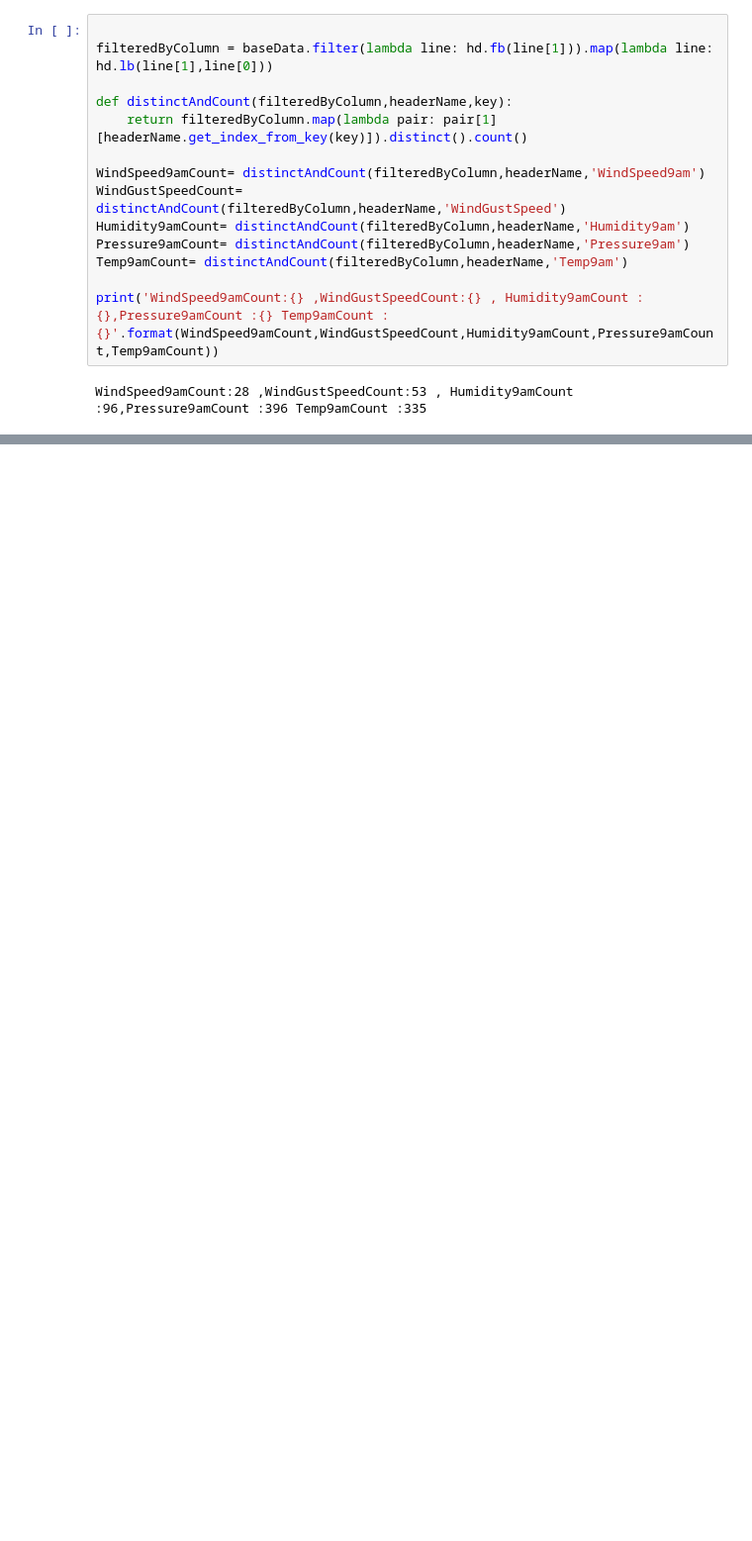
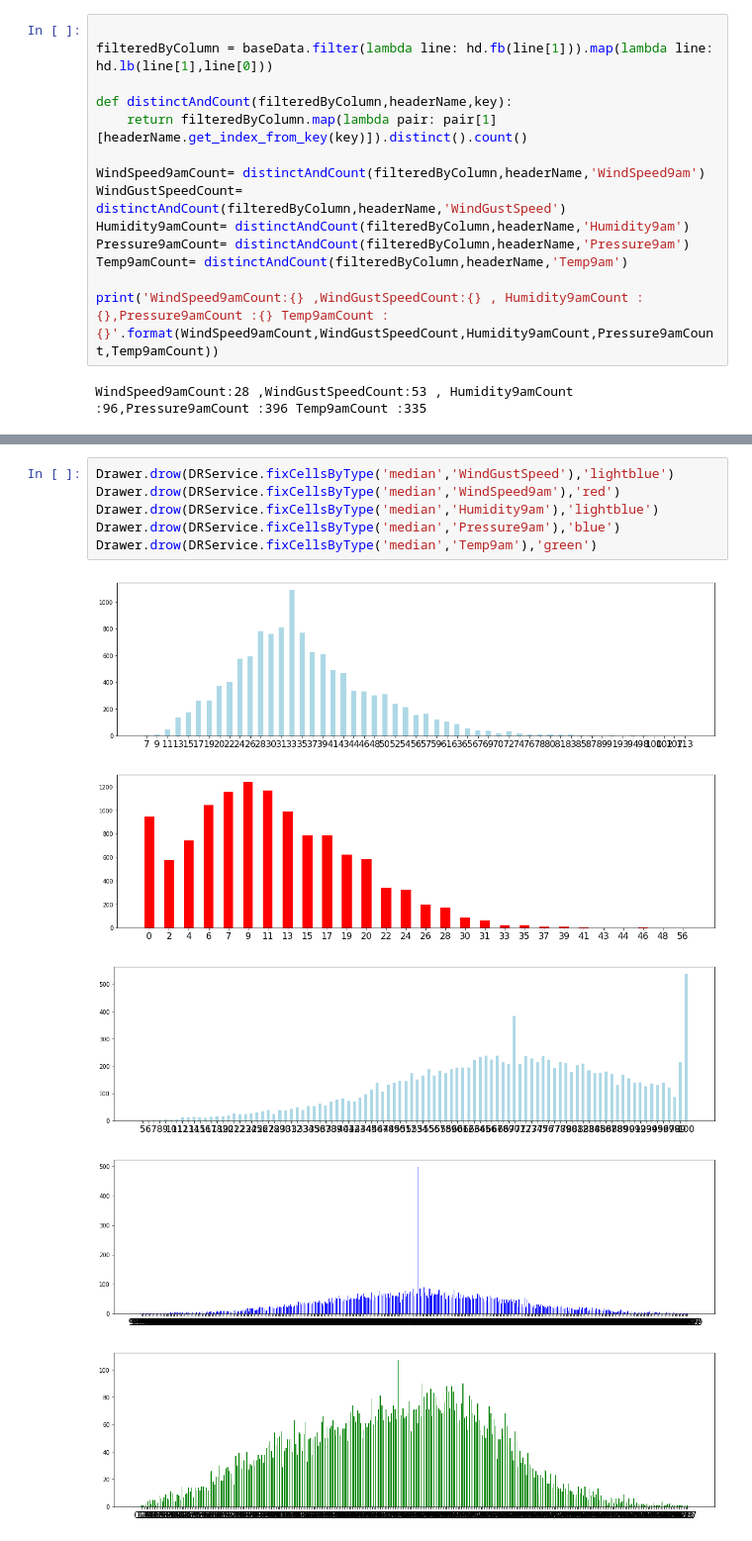
Before and after one commit to YossiAtt/BigData, a Jupyter notebook: Untitled.ipynb, the cells around one changed output, grey strips where cells are left out. Shown: that part at 99% size. Cells and saved outputs as stored; diff of their text form; blank space fills up the shorter version.

```diff
--- a/Untitled.ipynb
+++ b/Untitled.ipynb
@@ -249,0 +257,12 @@ normalizevws9.take(4)
+# %%
+Drawer.drow(DRService.fixCellsByType('median','WindGustSpeed'),'lightblue')
+Drawer.drow(DRService.fixCellsByType('median','WindSpeed9am'),'red')
+Drawer.drow(DRService.fixCellsByType('median','Humidity9am'),'lightblue')
+Drawer.drow(DRService.fixCellsByType('median','Pressure9am'),'blue')
+Drawer.drow(DRService.fixCellsByType('median','Temp9am'),'green')
+# %% [output]
+[figure, added]
+[figure, added]
+[figure, added]
+[figure, added]
+[figure, added]
```
Also changed, not shown: parts of 13 cells of this notebook.
